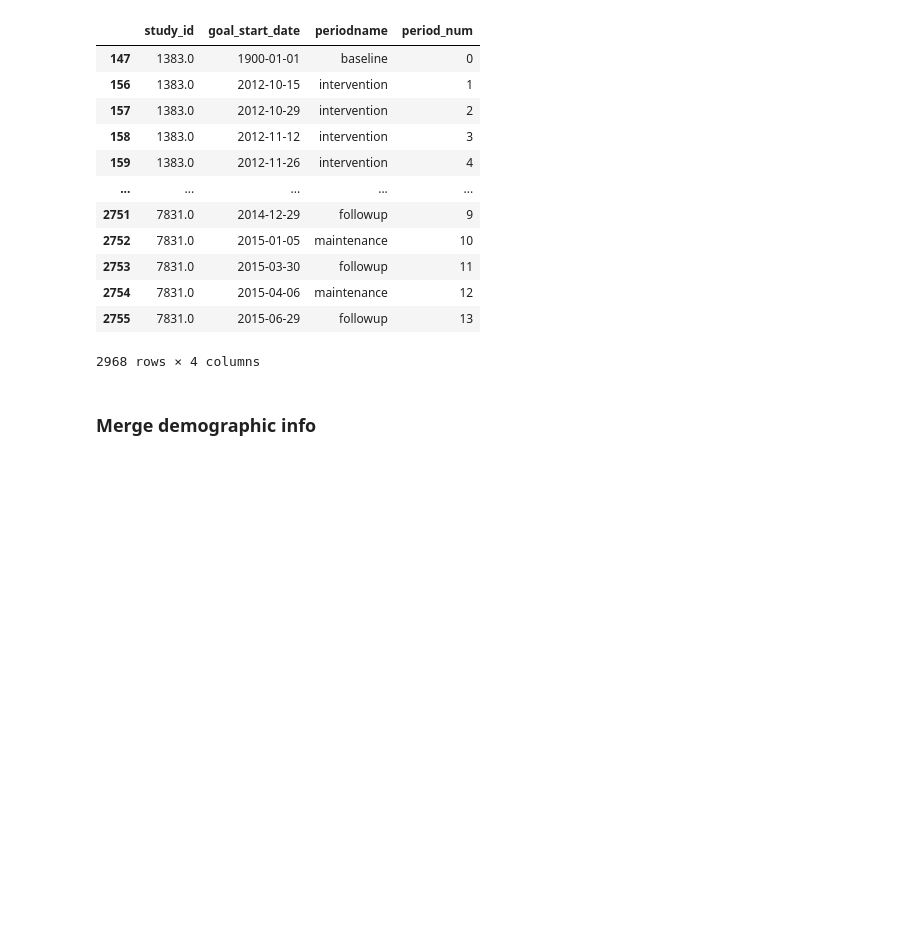
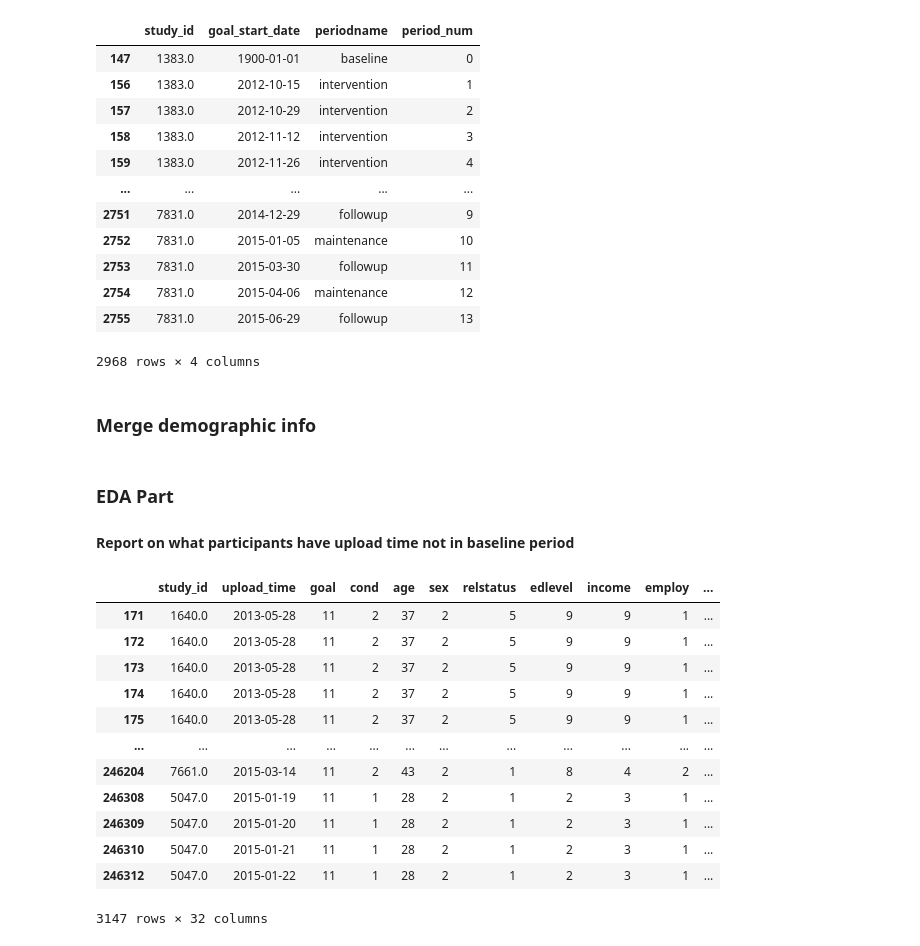
Before and after one commit to BoyangW/BC_Datacore, a Jupyter notebook: MBC2/Notebook/Timeline_Alignment.ipynb, the cells around one changed output. Drawn from its saved outputs; the diff is of its cells as text; code cells hidden in the pictures; blank space fills up the shorter version.

```diff
--- a/MBC2/Notebook/Timeline_Alignment.ipynb
+++ b/MBC2/Notebook/Timeline_Alignment.ipynb
@@ -163,15 +112,18 @@ result_20k['goal'] = periodnumList
 ### Merge demographic info
 # %%
 # add condition (group)
+df_user = pd.read_csv('Raw Data/users.csv')
 df_condition = df_user[['study_id','cond']]
 result_all = pd.merge(result_all, df_condition, how='inner', on=['study_id'])
-result_16k = pd.merge(result_16k, df_condition, how='inner', on=['study_id'])
-result_20k = pd.merge(result_20k, df_condition, how='inner', on=['study_id'])
+
+# drop user_id
+result_all = result_all.drop(['user_id'], axis=1)
 # %%
 # merge demographic info
 result_all = pd.merge(result_all, df_demo, how='inner', on=['study_id'])
-result_16k = pd.merge(result_16k, df_demo, how='inner', on=['study_id'])
-result_20k = pd.merge(result_20k, df_demo, how='inner', on=['study_id'])
+
+# drop date of birth
+result_all = result_all.drop(['sbl_dem_date_of_birth'], axis=1)
 # %%
 #rename and reorder
 renames = ['study_id',
@@ -216,7 +165,6 @@ reoder = ['study_id',
  'upload_time',
  'goal',
  'cond',
- 'date_of_birth',
  'age',
  'sex',
  'relstatus',
@@ -229,23 +177,43 @@ reoder = ['study_id',
  'pa_min_app',
  'pa_min_shimmer',
  'pa_min',
+ 'pa_min_app_16k',
+ 'pa_min_shimmer_16k',
+ 'pa_min_16k',
+ 'pa_min_app_20k',
+ 'pa_min_shimmer_20k',
+ 'pa_min_20k',
  'calories',
- 'protein',
- 'total_fat',
- 'total_carbohydrate',
- 'sugars',
- 'fiber',
- 'calcium',
- 'sodium',
  'saturated_fatty_acids',
- 'cholesterol',
  'fv_credit',
+ 'sed_min_outlier',
+ 'pa_min_outlier',
+ 'pa_min_outlier_16k',
+ 'pa_min_outlier_20k',
  'calories_outlier',
- 'fv_outlier',
  'fat_outlier',
- 'sed_min_outlier',
- 'pa_min_outlier']
+ 'fv_outlier']
 
 result_all = result_all[reoder]
-result_16k = result_16k[reoder]
-result_20k = result_20k[reoder]
+# %% [markdown]
+### EDA Part
+#### Report on what participants have upload time not in baseline period
+# %%
+abnormal = result_all[result_all['goal']==11]
+abnormal_IDs = list(set(abnormal['study_id']))
+# %%
+abnormal
+# %% [output]
+|  | study_id | upload_time | goal | cond | age | sex | relstatus | edlevel | income | employ | ... |
+| 171 | 1640.0 | 2013-05-28 | 11 | 2 | 37 | 2 | 5 | 9 | 9 | 1 | ... |
+| 172 | 1640.0 | 2013-05-28 | 11 | 2 | 37 | 2 | 5 | 9 | 9 | 1 | ... |
+| 173 | 1640.0 | 2013-05-28 | 11 | 2 | 37 | 2 | 5 | 9 | 9 | 1 | ... |
+| 174 | 1640.0 | 2013-05-28 | 11 | 2 | 37 | 2 | 5 | 9 | 9 | 1 | ... |
+| 175 | 1640.0 | 2013-05-28 | 11 | 2 | 37 | 2 | 5 | 9 | 9 | 1 | ... |
+| ... | ... | ... | ... | ... | ... | ... | ... | ... | ... | ... | ... |
+| 246204 | 7661.0 | 2015-03-14 | 11 | 2 | 43 | 2 | 1 | 8 | 4 | 2 | ... |
+| 246308 | 5047.0 | 2015-01-19 | 11 | 1 | 28 | 2 | 1 | 2 | 3 | 1 | ... |
+| 246309 | 5047.0 | 2015-01-20 | 11 | 1 | 28 | 2 | 1 | 2 | 3 | 1 | ... |
+| 246310 | 5047.0 | 2015-01-21 | 11 | 1 | 28 | 2 | 1 | 2 | 3 | 1 | ... |
+| 246312 | 5047.0 | 2015-01-22 | 11 | 1 | 28 | 2 | 1 | 2 | 3 | 1 | ... |
+3147 rows × 32 columns
```
Also changed, not shown: parts of 19 cells of this notebook.
